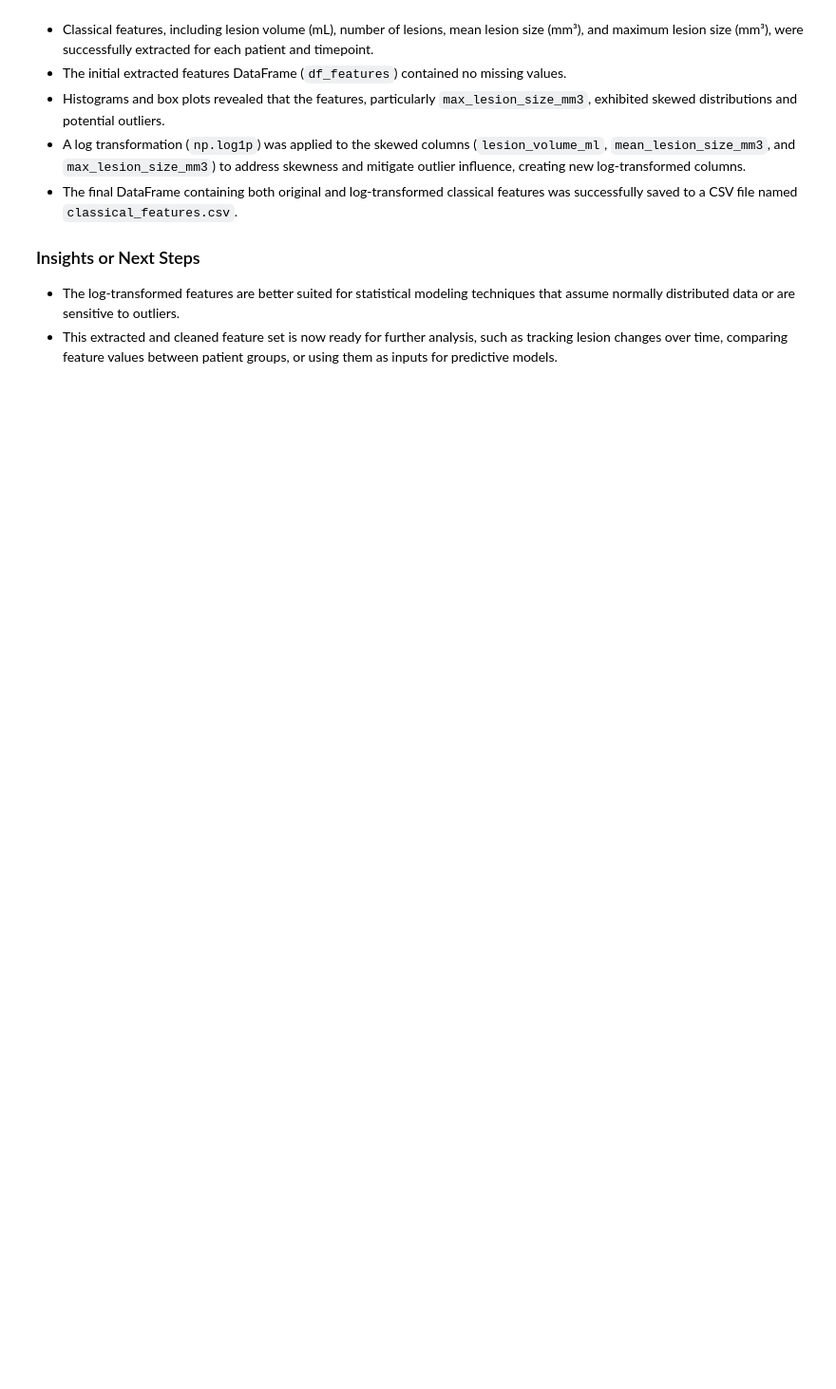
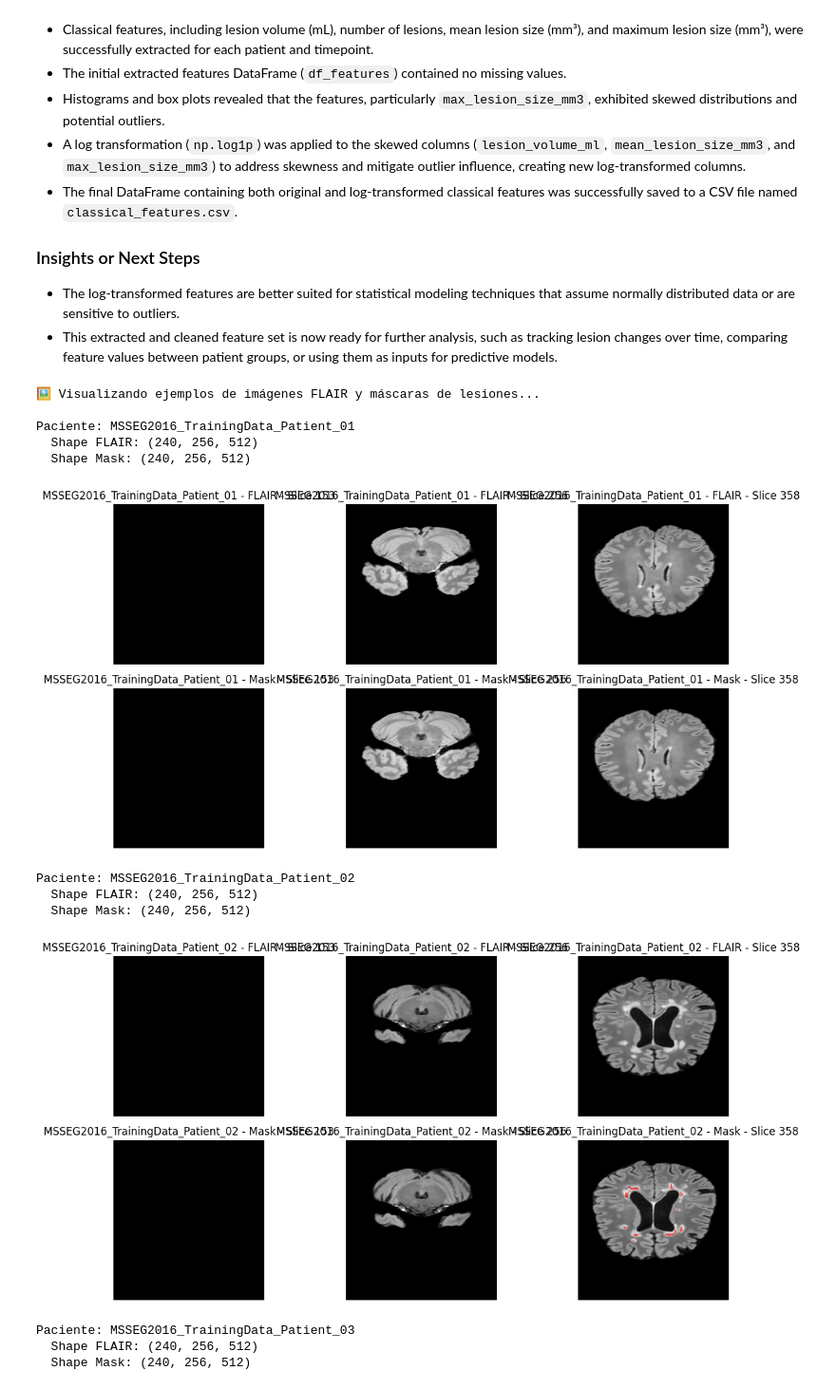
Before and after one commit to Xtian76/-MS-Progression-Prediction, a Jupyter notebook: MSSEG_20.ipynb, the cells around one changed output. Shown at 95% size. Drawn from its saved outputs; the diff is of its cells as text; code cells hidden in the pictures; blank space fills up the shorter version.

```diff
--- a/MSSEG_20.ipynb
+++ b/MSSEG_20.ipynb
@@ -684,3 +684,78 @@ print(f"✅ Classical features saved to {output_csv_path}")
 
 *   The log-transformed features are better suited for statistical modeling techniques that assume normally distributed data or are sensitive to outliers.
 *   This extracted and cleaned feature set is now ready for further analysis, such as tracking lesion changes over time, comparing feature values between patient groups, or using them as inputs for predictive models.
+# %%
+import nibabel as nib
+import matplotlib.pyplot as plt
+import numpy as np
+
+# Assuming df_organized is available from previous steps
+if 'df_organized' in locals() and not df_organized.empty:
+    print("🖼️ Visualizando ejemplos de imágenes FLAIR y máscaras de lesiones...\n")
+
+    # Select a few examples (e.g., first 3 patients)
+    examples_to_show = min(3, len(df_organized))
+    example_patients = df_organized.head(examples_to_show)
+
+    for index, row in example_patients.iterrows():
+        patient_id = row['patient_id']
+        flair_path = row['flair']
+        mask_path = row['mask']
+
+        try:
+            # Load the FLAIR image and mask
+            flair_img = nib.load(flair_path)
+            mask_img = nib.load(mask_path)
+
+            flair_data = flair_img.get_fdata()
+            mask_data = mask_img.get_fdata()
+
+            print(f"Paciente: {patient_id}")
+            print(f"  Shape FLAIR: {flair_data.shape}")
+            print(f"  Shape Mask: {mask_data.shape}")
+
+            # Select a few slices to display (e.g., middle slices)
+            num_slices = flair_data.shape[2] # Assuming axial slices are along the third dimension
+            slice_indices = [int(num_slices * 0.3), int(num_slices * 0.5), int(num_slices * 0.7)]
+
+            plt.figure(figsize=(12, 6))
+
+            for i, slice_idx in enumerate(slice_indices):
+                # Display FLAIR slice
+                plt.subplot(2, examples_to_show, i + 1)
+                plt.imshow(flair_data[:, :, slice_idx].T, cmap='gray', origin='lower')
+                plt.title(f'{patient_id} - FLAIR - Slice {slice_idx}')
+                plt.axis('off')
+
+                # Display Mask slice (overlayed)
+                plt.subplot(2, examples_to_show, i + examples_to_show + 1)
+                plt.imshow(flair_data[:, :, slice_idx].T, cmap='gray', origin='lower') # Background
+                mask_slice = np.ma.masked_where(mask_data[:, :, slice_idx].T == 0, mask_data[:, :, slice_idx].T)
+                plt.imshow(mask_slice, cmap='autumn', origin='lower', alpha=0.6) # Overlay mask
+                plt.title(f'{patient_id} - Mask - Slice {slice_idx}')
+                plt.axis('off')
+
+            plt.tight_layout()
+            plt.show()
+
+        except FileNotFoundError:
+            print(f"❌ Error: Archivo no encontrado para el paciente {patient_id}. Saltando...")
+        except Exception as e:
+            print(f"❌ Ocurrió un error al visualizar para el paciente {patient_id}: {e}. Saltando...")
+
+else:
+    print("❌ El DataFrame 'df_organized' no está disponible o está vacío. Por favor, ejecuta la celda de organización de datos primero.")
+# %% [output]
+🖼️ Visualizando ejemplos de imágenes FLAIR y máscaras de lesiones...
+
+Paciente: MSSEG2016_TrainingData_Patient_01
+  Shape FLAIR: (240, 256, 512)
+  Shape Mask: (240, 256, 512)
+[figure, added]
+Paciente: MSSEG2016_TrainingData_Patient_02
+  Shape FLAIR: (240, 256, 512)
+  Shape Mask: (240, 256, 512)
+[figure, added]
+Paciente: MSSEG2016_TrainingData_Patient_03
+  Shape FLAIR: (240, 256, 512)
+  Shape Mask: (240, 256, 512)
```
Also changed, not shown: parts of 2 cells of this notebook.
